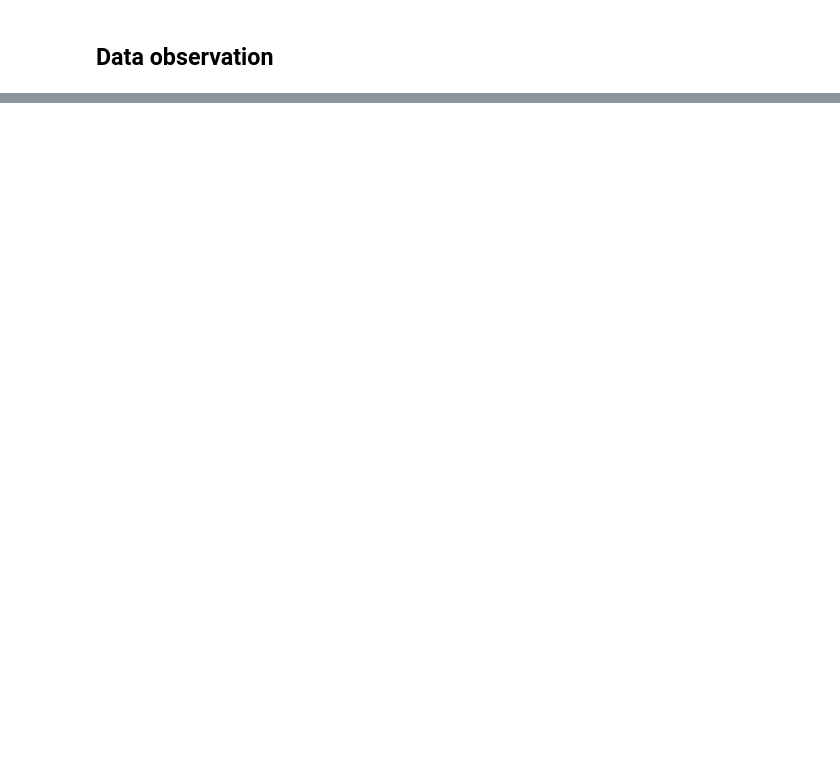
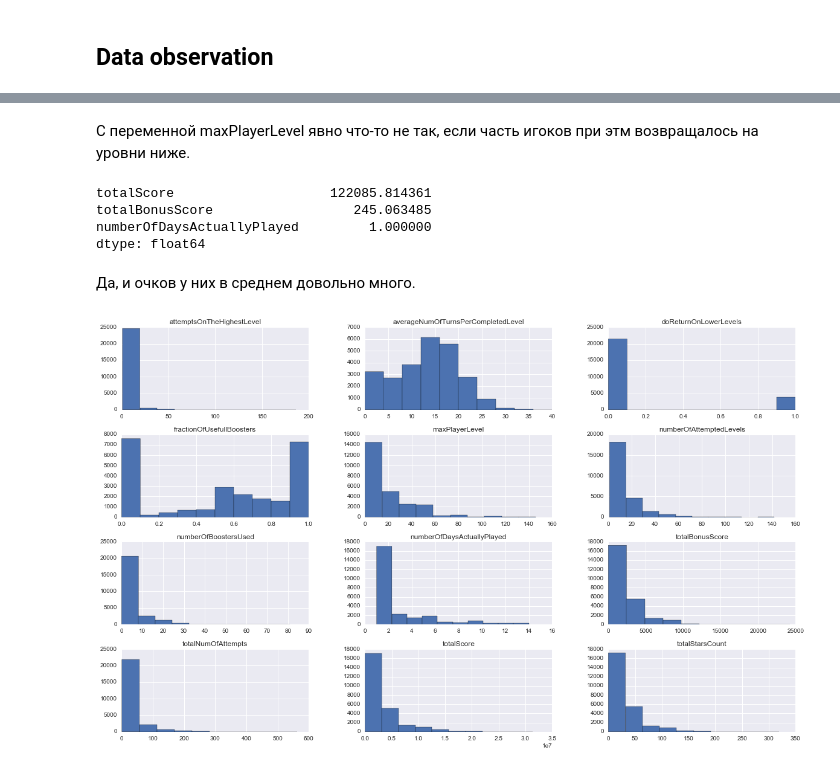
Before and after one commit to uSasha/ML_bootcamp_17_1, a Jupyter notebook: ML_BC_17.ipynb, the cells around one changed output, grey strips where cells are left out. Drawn from its saved outputs; the diff is of its cells as text; code cells hidden in the pictures; blank space fills up the shorter version.

```diff
--- a/ML_BC_17.ipynb
+++ b/ML_BC_17.ipynb
@@ -57,5 +45,0 @@ Name: outcome, dtype: int64
-# %%
-sns.set(context="paper", font="monospace")
-
-corrmat = data.corr()
-_ = sns.heatmap(corrmat, vmax=.8, square=True)
@@ -212,0 +69,15 @@ max(scores), max(scores_true)
+# %% [markdown]
+С переменной maxPlayerLevel явно что-то не так, если часть игоков при этм возвращалось на уровни ниже.
+# %%
+X[X['maxPlayerLevel']==0][['totalScore', 'totalBonusScore', 'numberOfDaysActuallyPlayed']].mean()
+# %% [output]
+totalScore                    122085.814361
+totalBonusScore                  245.063485
+numberOfDaysActuallyPlayed         1.000000
+dtype: float64
+# %% [markdown]
+Да, и очков у них в среднем довольно много.
+# %%
+X.hist(figsize=(20,12));
+# %% [output]
+[figure, added]
```
Also changed, not shown: parts of 73 cells of this notebook.
